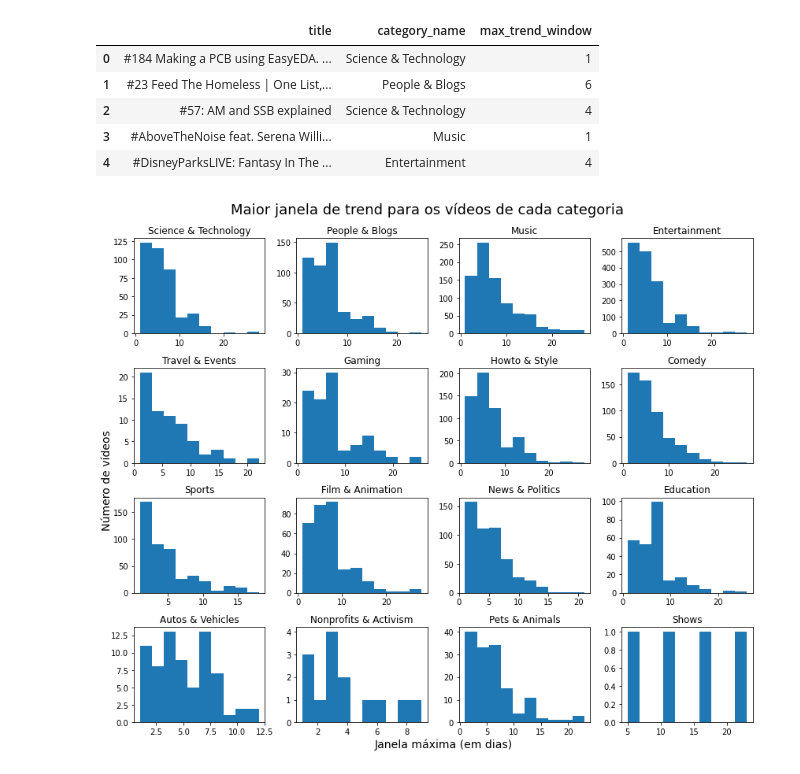
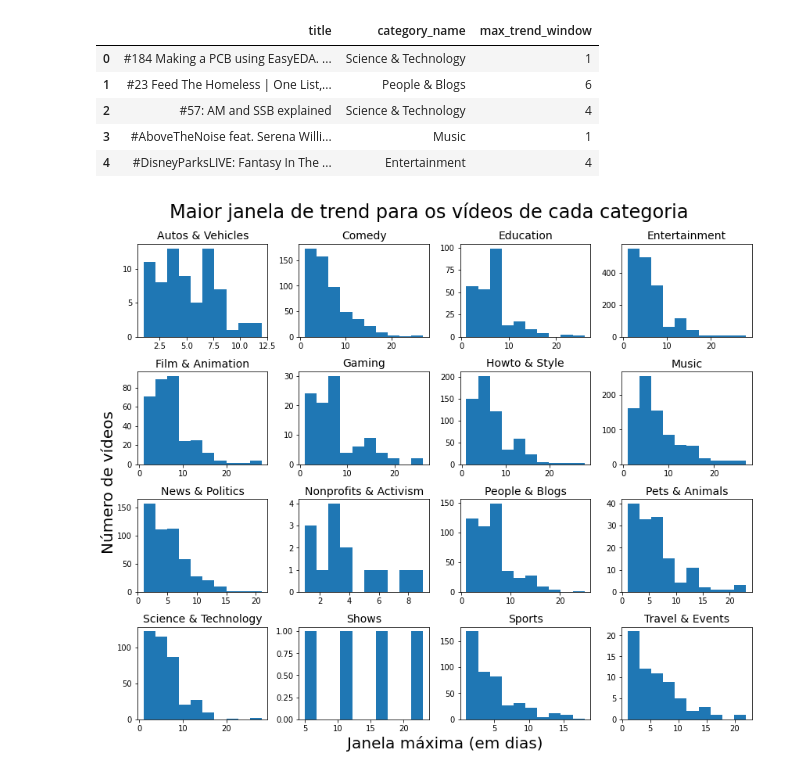
Before and after one commit to ThiagoPoppe/youtube-visualization, a Jupyter notebook: notebooks/plots_para_usar/Pequenos Multiplos - analise de trending.ipynb, the cells around one changed output. Drawn from its saved outputs; the diff is of its cells as text; code cells hidden in the pictures.

```diff
--- a/notebooks/plots_para_usar/Pequenos Multiplos - analise de trending.ipynb
+++ b/notebooks/plots_para_usar/Pequenos Multiplos - analise de trending.ipynb
@@ -12,7 +12,7 @@ os.makedirs('pequenos_multiplos', exist_ok=True)
 # %% [markdown]
 ## Lendo os dados
 # %%
-us_data = pd.read_csv('USdata.csv', parse_dates=['publish_time', 'trending_date'])
+us_data = pd.read_csv('../../YoutubeProcessedData/USdata.csv', parse_dates=['publish_time', 'trending_date'])
 us_data.head()
 # %% [output]
 |  | video_id | trending_date | title | channel_title | category_id | publish_time | tags | views | likes | ... |
@@ -48,14 +48,16 @@ trend_count.head()
 # %%
 fig, axs = plt.subplots(nrows=4, ncols=4, figsize=(12,10))
 
-categories = trend_count['category_name'].unique().reshape((4,4))
+categories = sorted(trend_count['category_name'].unique())
+categories = np.array(categories).reshape((4,4))
+
 for i in range(4):
     for j in range(4):
         category = categories[i][j]
-        axs[i,j].set_title(f'{category}')
+        axs[i,j].set_title(f'{category}', fontsize=14)
         axs[i,j].hist(trend_count[trend_count['category_name'] == category]['trend_count'])
 
-fig.suptitle('Número de vídeos que entraram em trending mais de uma vez', fontsize=18)
+fig.suptitle('Número de vídeos que entraram em trending mais de uma vez', fontsize=24)
 
 # add a big axis, hide frame
 fig.add_subplot(111, frameon=False)
@@ -63,7 +65,7 @@ fig.tight_layout()
 
 # hide tick and tick label of the big axis
 plt.tick_params(labelcolor='none', which='both', top=False, bottom=False, left=False, right=False)
-plt.xlabel('Quantidade de dias em trend', fontsize=14)
-plt.ylabel('Número de vídeos', fontsize=14)
+plt.xlabel('Quantidade de dias em trend', fontsize=20)
+plt.ylabel('Número de vídeos', fontsize=20)
 plt.show()
 # %% [output]
@@ -149,26 +151,28 @@ max_trend_window.head()
 # %%
 fig, axs = plt.subplots(nrows=4, ncols=4, figsize=(12,10))
 
-categories = max_trend_window['category_name'].unique().reshape((4,4))
+categories = sorted(trend_count['category_name'].unique())
+categories = np.array(categories).reshape((4,4))
+
 for i in range(4):
     for j in range(4):
         category = categories[i][j]
-        axs[i,j].set_title(f'{category}')
+        axs[i,j].set_title(f'{category}', fontsize=14)
         axs[i,j].hist(max_trend_window[max_trend_window['category_name'] == category]['max_trend_window'])
 
-fig.suptitle('Maior janela de trend para os vídeos de cada categoria', fontsize=18)
+fig.suptitle('Maior janela de trend para os vídeos de cada categoria', fontsize=24)
 
 # add a big axis, hide frame
 fig.add_subplot(111, frameon=False)
 fig.tight_layout()
 
 # hide tick and tick label of the big axis
 plt.tick_params(labelcolor='none', which='both', top=False, bottom=False, left=False, right=False)
-plt.xlabel('Janela máxima (em dias)', fontsize=14)
-plt.ylabel('Número de vídeos', fontsize=14)
+plt.xlabel('Janela máxima (em dias)', fontsize=20)
+plt.ylabel('Número de vídeos', fontsize=20)
 plt.show()
 # %% [output]
-[figure, old version]
+[figure, new version]
 # %%
 # Salvando a visualização
 fig.savefig('pequenos_multiplos/max_trend_window.png')
```
Also changed, not shown: parts of 2 cells of this notebook, 16 other files.
